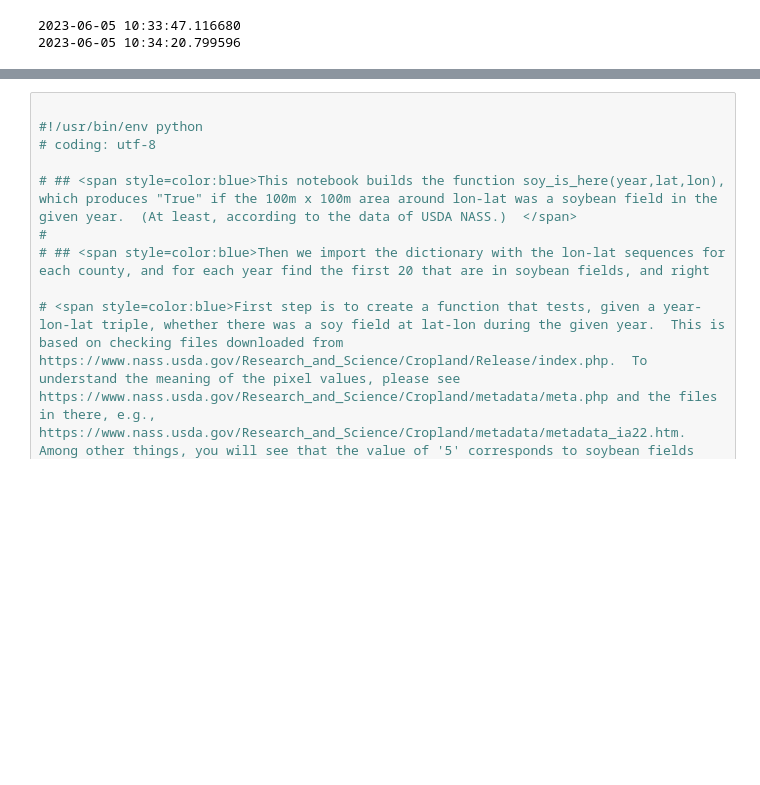
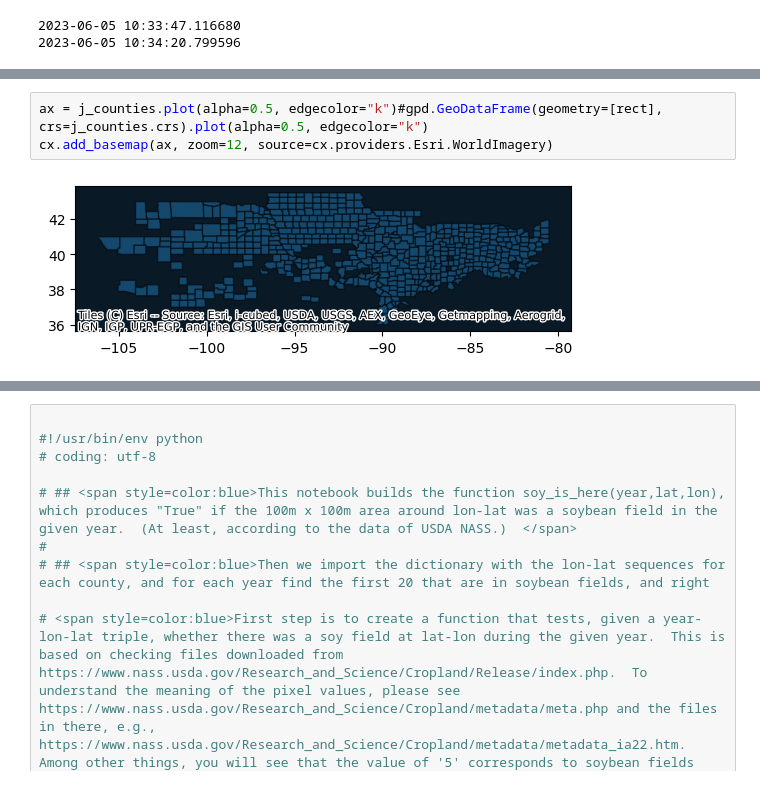
Before and after one commit to claudiosv/Computing-for-Food-Security, a Jupyter notebook: Project 3/ndvi_pipeline.ipynb, the cells around one changed output, grey strips where cells are left out. Cells and saved outputs as stored; diff of their text form; blank space fills up the shorter version.

```diff
--- a/Project 3/ndvi_pipeline.ipynb
+++ b/Project 3/ndvi_pipeline.ipynb
@@ -143,0 +166,5 @@ with out_file.open("w") as fp:
+# %%
+ax = j_counties.plot(alpha=0.5, edgecolor="k")#gpd.GeoDataFrame(geometry=[rect], crs=j_counties.crs).plot(alpha=0.5, edgecolor="k")
+cx.add_basemap(ax, zoom=12, source=cx.providers.Esri.WorldImagery)
+# %% [output]
+[figure, added]
```
Also changed, not shown: parts of 21 cells of this notebook, 1 other file.
